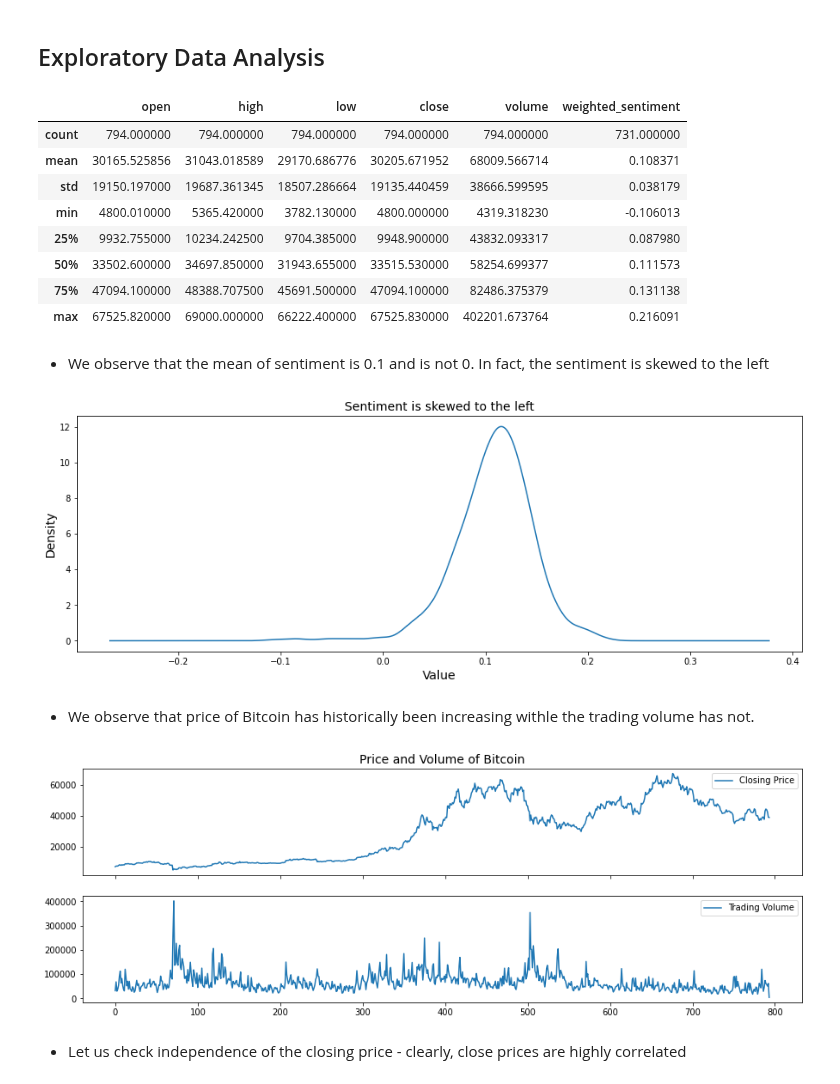
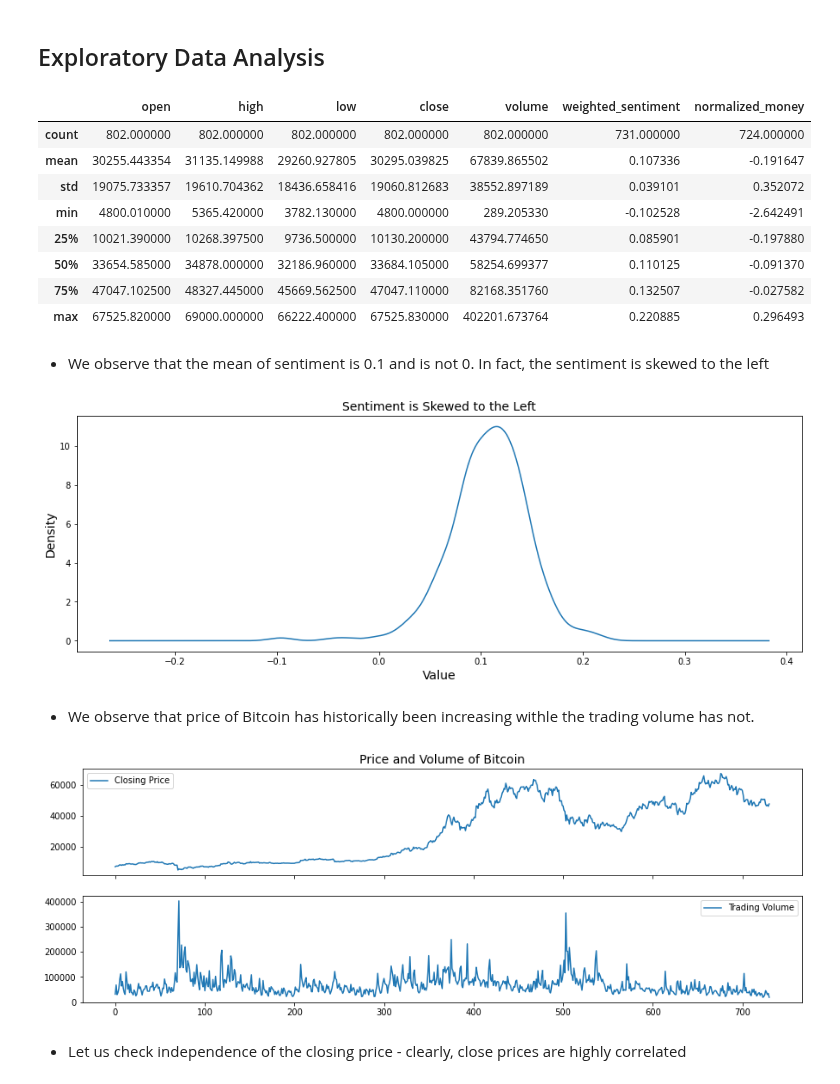
Before and after one commit to kevctae/Bittooth, a Jupyter notebook: notebooks/3.1-jk-exploratory-data-analysis.ipynb, the cells around one changed output. Drawn from its saved outputs; the diff is of its cells as text; code cells hidden in the pictures.

```diff
--- a/notebooks/3.1-jk-exploratory-data-analysis.ipynb
+++ b/notebooks/3.1-jk-exploratory-data-analysis.ipynb
@@ -36,8 +36,15 @@ rect.set_facecolor("white")
 # %% [markdown]
 ## Downloading Data
 # %%
-bitcoin = utils.get_data('BTCUSDT', exchange = 'BINANCE',start_date = "2020-01-01")
-twitter_daily = pd.read_pickle('../data/cleaned/by_date_verified_sentiments_2020-2021.pkl')
-merged_df = bitcoin.merge(twitter_daily, how = 'outer', left_on = 'datetime', right_on = 'created_at')
+bitcoin = utils.get_data('BTCUSDT', exchange = 'BINANCE',start_date = "2020-01-01", end_date = '2021-12-31')
+
+twitter_sentiment = pd.read_pickle('../data/cleaned/by_date_verified_weighted_sentiment_2020-2021.pkl')
+twitter_price_opinion = pd.read_pickle('../data/cleaned/by_date_verified_weighted_money_2020-2021.pkl')
+twitter_price_opinion_normalized =  pd.read_pickle('../data/cleaned/by_date_normalized_money_2020-2021.pkl')
+twitter_price_opinion_normalized['created_at'] = pd.to_datetime(twitter_price_opinion_normalized['created_at'])
+
+# merging the data based on datetime with how = 'outer' as we would like to cover all the dates during 2020-2021 .
+merged_df = bitcoin.merge(twitter_sentiment, how = 'outer', left_on = 'datetime', right_on = 'created_at').drop(columns = 'created_at')\
+            .merge(twitter_price_opinion_normalized, how = 'outer', left_on = 'datetime', right_on = 'created_at')
 # %% [output]
 you are using nologin method, data you access may be limited
@@ -55,28 +74,28 @@ merged_df.head()
 # %%
 merged_df.describe()
 # %% [output]
-|  | open | high | low | close | volume | weighted_sentiment |
-| count | 794.000000 | 794.000000 | 794.000000 | 794.000000 | 794.000000 | 731.000000 |
-| mean | 30165.525856 | 31043.018589 | 29170.686776 | 30205.671952 | 68009.566714 | 0.108371 |
-| std | 19150.197000 | 19687.361345 | 18507.286664 | 19135.440459 | 38666.599595 | 0.038179 |
-| min | 4800.010000 | 5365.420000 | 3782.130000 | 4800.000000 | 4319.318230 | -0.106013 |
-| 25% | 9932.755000 | 10234.242500 | 9704.385000 | 9948.900000 | 43832.093317 | 0.087980 |
-| 50% | 33502.600000 | 34697.850000 | 31943.655000 | 33515.530000 | 58254.699377 | 0.111573 |
-| 75% | 47094.100000 | 48388.707500 | 45691.500000 | 47094.100000 | 82486.375379 | 0.131138 |
-| max | 67525.820000 | 69000.000000 | 66222.400000 | 67525.830000 | 402201.673764 | 0.216091 |
+|  | open | high | low | close | volume | weighted_sentiment | normalized_money |
+| count | 802.000000 | 802.000000 | 802.000000 | 802.000000 | 802.000000 | 731.000000 | 724.000000 |
+| mean | 30255.443354 | 31135.149988 | 29260.927805 | 30295.039825 | 67839.865502 | 0.107336 | -0.191647 |
+| std | 19075.733357 | 19610.704362 | 18436.658416 | 19060.812683 | 38552.897189 | 0.039101 | 0.352072 |
+| min | 4800.010000 | 5365.420000 | 3782.130000 | 4800.000000 | 289.205330 | -0.102528 | -2.642491 |
+| 25% | 10021.390000 | 10268.397500 | 9736.500000 | 10130.200000 | 43794.774650 | 0.085901 | -0.197880 |
+| 50% | 33654.585000 | 34878.000000 | 32186.960000 | 33684.105000 | 58254.699377 | 0.110125 | -0.091370 |
+| 75% | 47047.102500 | 48327.445000 | 45669.562500 | 47047.110000 | 82168.351760 | 0.132507 | -0.027582 |
+| max | 67525.820000 | 69000.000000 | 66222.400000 | 67525.830000 | 402201.673764 | 0.220885 | 0.296493 |
 # %% [markdown]
 - We observe that the mean of sentiment is 0.1 and is not 0. In fact, the sentiment is skewed to the left
 # %%
 
 merged_df['weighted_sentiment'].plot.density()
 
-plt.title("Sentiment is skewed to the left", fontsize = 14)
+plt.title("Sentiment is Skewed to the Left", fontsize = 14)
 plt.ylabel("Density", fontsize = 14)
 plt.xlabel("Value", fontsize = 14)
 
 plt.savefig('figures/sentiment_distribution.png', bbox_inches='tight', pad_inches=0.1,facecolor = rect.get_facecolor())
 # %% [output]
-[figure, old version]
+[figure, new version]
 # %% [markdown]
 - We observe that price of Bitcoin has historically been increasing withle the trading volume has not.
 # %%
@@ -91,7 +110,7 @@ ax2.legend()
 
 plt.savefig('figures/price_and_volume.png', bbox_inches='tight', pad_inches=0.1,facecolor = rect.get_facecolor())
 # %% [output]
-[figure, old version]
+[figure, new version]
 # %% [markdown]
 - Let us check independence of the closing price - clearly, close prices are highly correlated
 # %%
```
Also changed, not shown: parts of 9 cells of this notebook, 10 other files.
